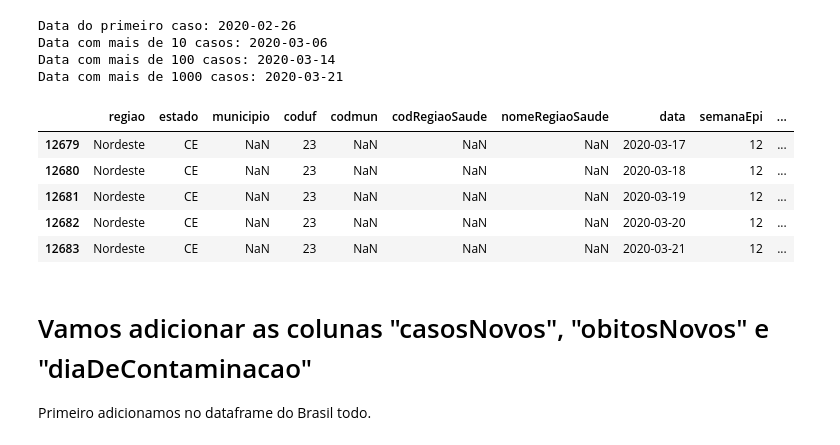
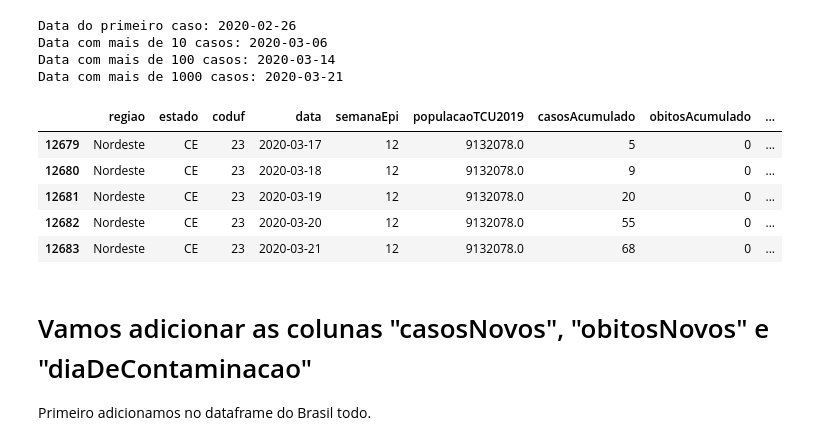
Before and after one commit to JanathanPlanas/covid19, a Jupyter notebook: notebooks/visualizations.ipynb, the cells around one changed output. Cells and saved outputs as stored; diff of their text form; code cells hidden in the pictures.

```diff
--- a/notebooks/visualizations.ipynb
+++ b/notebooks/visualizations.ipynb
@@ -87,15 +119,15 @@ Data do primeiro caso: 2020-02-26
 Data com mais de 10 casos: 2020-03-06
 Data com mais de 100 casos: 2020-03-14
 Data com mais de 1000 casos: 2020-03-21
-# %%
-get_state_data(data, "CE").head()
-# %% [output]
-|  | regiao | estado | municipio | coduf | codmun | codRegiaoSaude | nomeRegiaoSaude | data | semanaEpi | ... |
-| 12679 | Nordeste | CE | NaN | 23 | NaN | NaN | NaN | 2020-03-17 | 12 | ... |
-| 12680 | Nordeste | CE | NaN | 23 | NaN | NaN | NaN | 2020-03-18 | 12 | ... |
-| 12681 | Nordeste | CE | NaN | 23 | NaN | NaN | NaN | 2020-03-19 | 12 | ... |
-| 12682 | Nordeste | CE | NaN | 23 | NaN | NaN | NaN | 2020-03-20 | 12 | ... |
-| 12683 | Nordeste | CE | NaN | 23 | NaN | NaN | NaN | 2020-03-21 | 12 | ... |
+# %%
+data_estados[data_estados.estado=="CE"].head()
+# %% [output]
+|  | regiao | estado | coduf | data | semanaEpi | populacaoTCU2019 | casosAcumulado | obitosAcumulado | ... |
+| 12679 | Nordeste | CE | 23 | 2020-03-17 | 12 | 9132078.0 | 5 | 0 | ... |
+| 12680 | Nordeste | CE | 23 | 2020-03-18 | 12 | 9132078.0 | 9 | 0 | ... |
+| 12681 | Nordeste | CE | 23 | 2020-03-19 | 12 | 9132078.0 | 20 | 0 | ... |
+| 12682 | Nordeste | CE | 23 | 2020-03-20 | 12 | 9132078.0 | 55 | 0 | ... |
+| 12683 | Nordeste | CE | 23 | 2020-03-21 | 12 | 9132078.0 | 68 | 0 | ... |
 # %% [markdown]
 # Vamos adicionar as colunas "casosNovos", "obitosNovos" e "diaDeContaminacao"
 
```
Also changed, not shown: parts of 15 cells of this notebook, 8 other files.
